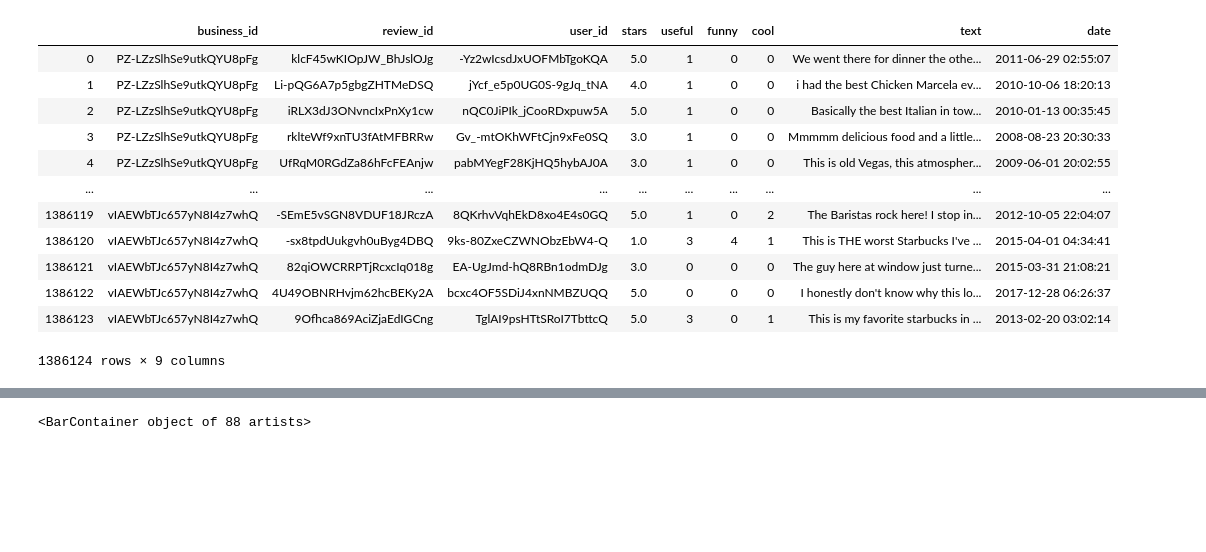
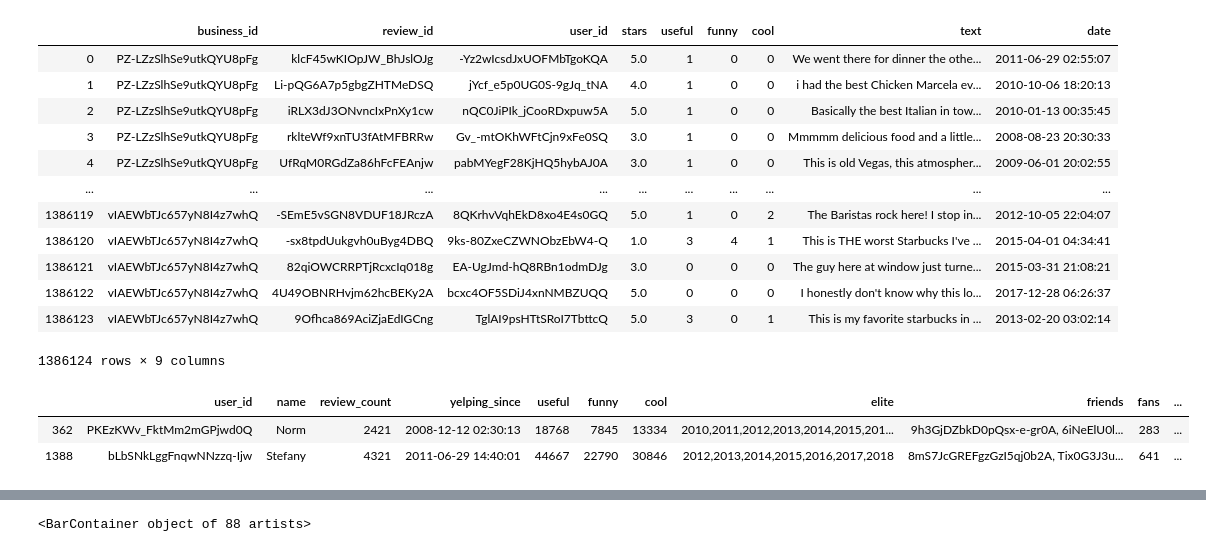
Before and after one commit to wonchankim97/Yelp-Recommender, a Jupyter notebook: EDA_KISOO.ipynb, the cells around one changed output, grey strips where cells are left out. Drawn from its saved outputs; the diff is of its cells as text; code cells hidden in the pictures; blank space fills up the shorter version.

```diff
--- a/EDA_KISOO.ipynb
+++ b/EDA_KISOO.ipynb
@@ -122,3 +122,9 @@ review_restaurant
 | 1386122 | vIAEWbTJc657yN8I4z7whQ | 4U49OBNRHvjm62hcBEKy2A | bcxc4OF5SDiJ4xnNMBZUQQ | 5.0 | 0 | 0 | 0 | I honestly don't know why this lo... | 2017-12-28 06:26:37 |
 | 1386123 | vIAEWbTJc657yN8I4z7whQ | 9Ofhca869AciZjaEdIGCng | TglAI9psHTtSRoI7TbttcQ | 5.0 | 3 | 0 | 1 | This is my favorite starbucks in ... | 2013-02-20 03:02:14 |
 1386124 rows × 9 columns
+# %%
+user_restaurant[user_restaurant['user_id'].isin(['CxDOIDnH8gp9KXzpBHJYXw','bLbSNkLggFnqwNNzzq-Ijw','PKEzKWv_FktMm2mGPjwd0Q'])]
+# %% [output]
+|  | user_id | name | review_count | yelping_since | useful | funny | cool | elite | friends | fans | ... |
+| 362 | PKEzKWv_FktMm2mGPjwd0Q | Norm | 2421 | 2008-12-12 02:30:13 | 18768 | 7845 | 13334 | 2010,2011,2012,2013,2014,2015,201... | 9h3GjDZbkD0pQsx-e-gr0A, 6iNeElU0l... | 283 | ... |
+| 1388 | bLbSNkLggFnqwNNzzq-Ijw | Stefany | 4321 | 2011-06-29 14:40:01 | 44667 | 22790 | 30846 | 2012,2013,2014,2015,2016,2017,2018 | 8mS7JcGREFgzGzI5qj0b2A, Tix0G3J3u... | 641 | ... |
```
Also changed, not shown: parts of 7 cells of this notebook, 6 other files.
